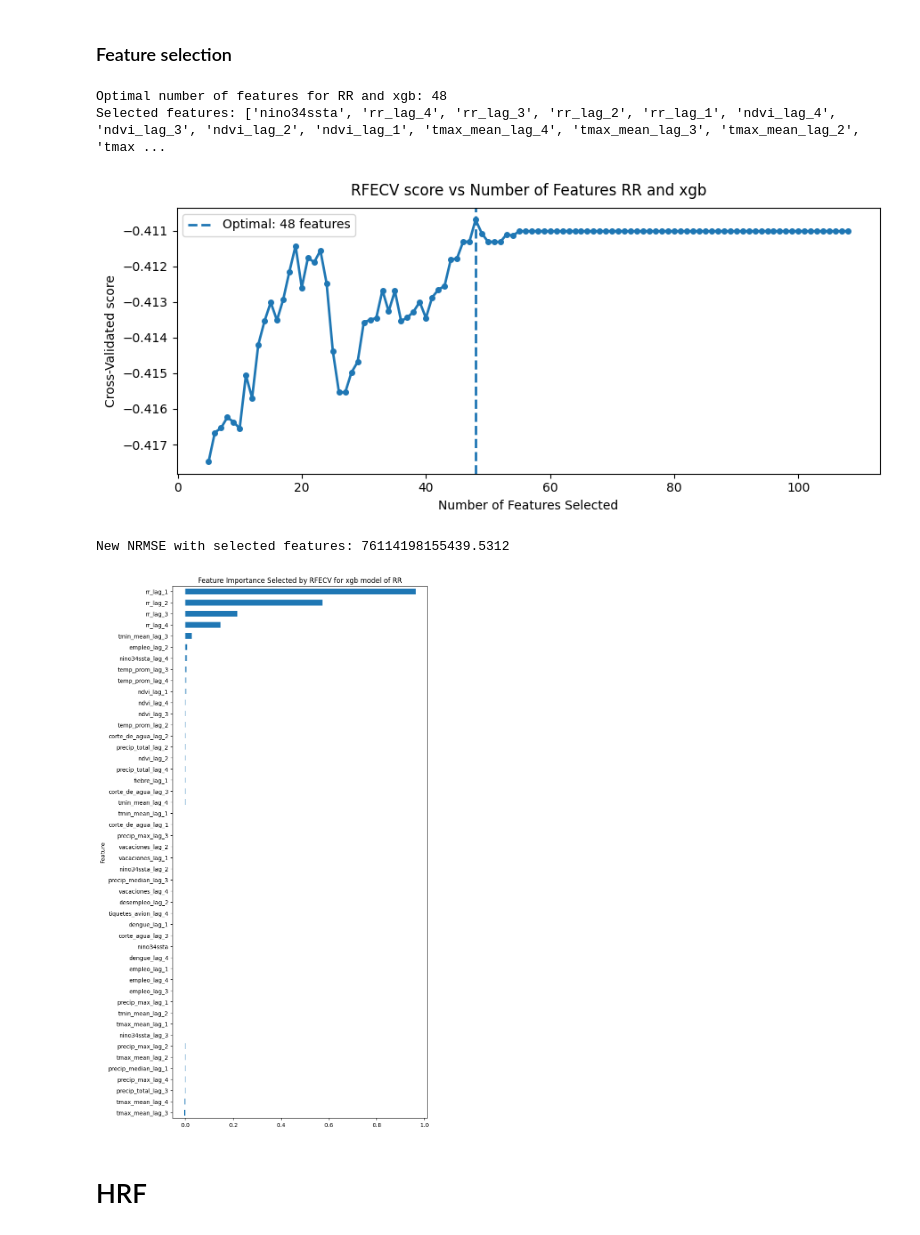
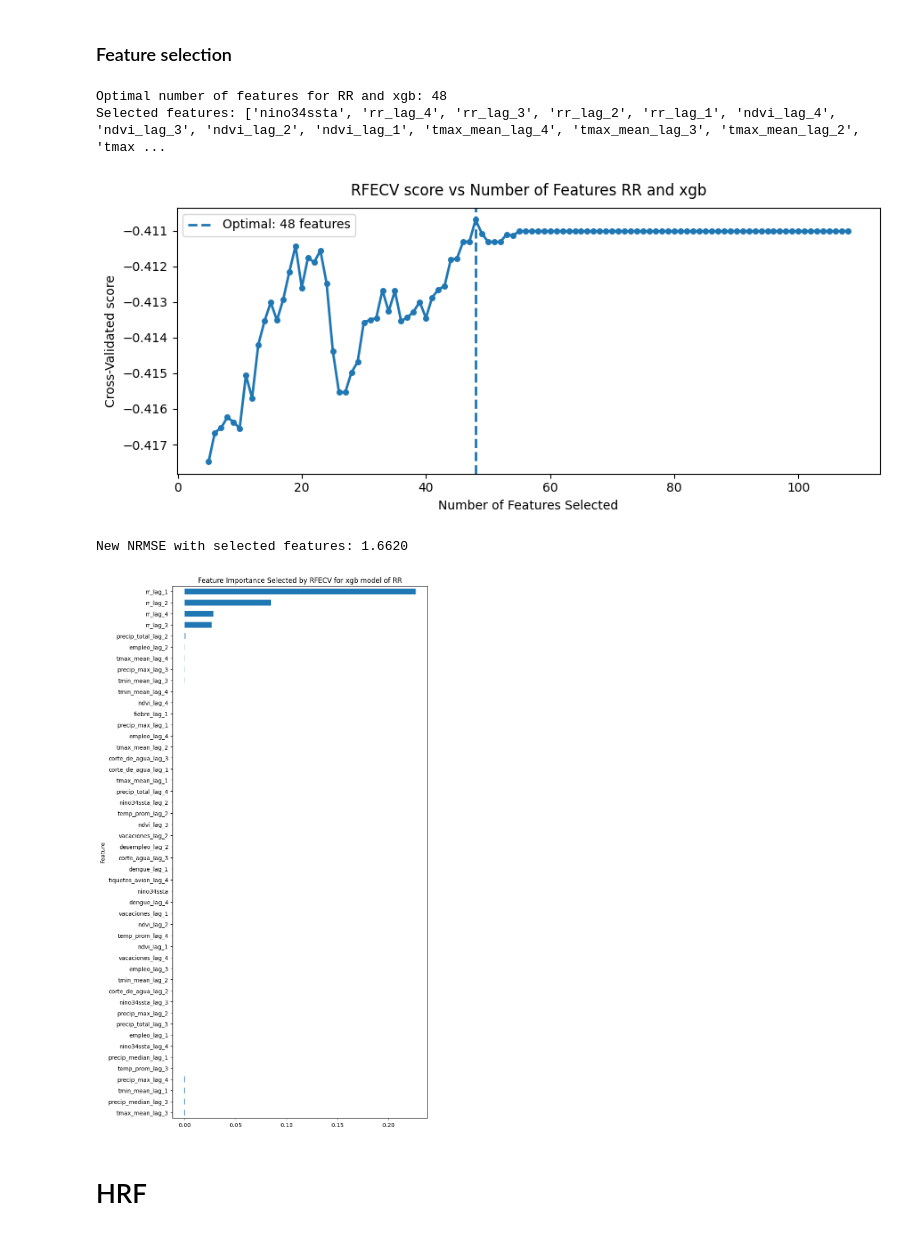
Before and after one commit to artisticlimon/dengue-model, a Jupyter notebook: models/model_scripts/models_for_all_cantons.ipynb, the cells around one changed output. Drawn from its saved outputs; the diff is of its cells as text; code cells hidden in the pictures.

```diff
--- a/models/model_scripts/models_for_all_cantons.ipynb
+++ b/models/model_scripts/models_for_all_cantons.ipynb
@@ -134,13 +141,13 @@ instancia.var_importance(X_test, y_test, "xgb", repeats = 100, var = "RR")
 # %% [markdown]
 ### Feature selection
 # %%
-instancia.rfecv_selection("xgb", X_combined, y_combined, X_test, y_test, pds, epsilon, repeats = 100, var = "RR")
+instancia.rfecv_selection("xgb", X_combined, y_combined, X_test, y_test, pds, epsilon, repeats = 50, var = "RR")
 # %% [output]
 Optimal number of features for RR and xgb: 48
 Selected features: ['nino34ssta', 'rr_lag_4', 'rr_lag_3', 'rr_lag_2', 'rr_lag_1', 'ndvi_lag_4', 'ndvi_lag_3', 'ndvi_lag_2', 'ndvi_lag_1', 'tmax_mean_lag_4', 'tmax_mean_lag_3', 'tmax_mean_lag_2', 'tmax ...
 [figure]
-New NRMSE with selected features: 76114198155439.5312
+New NRMSE with selected features: 1.6620
-[figure, old version]
+[figure, new version]
 # %% [markdown]
 # HRF
 # %% [markdown]
```
Also changed, not shown: parts of 19 cells of this notebook.
